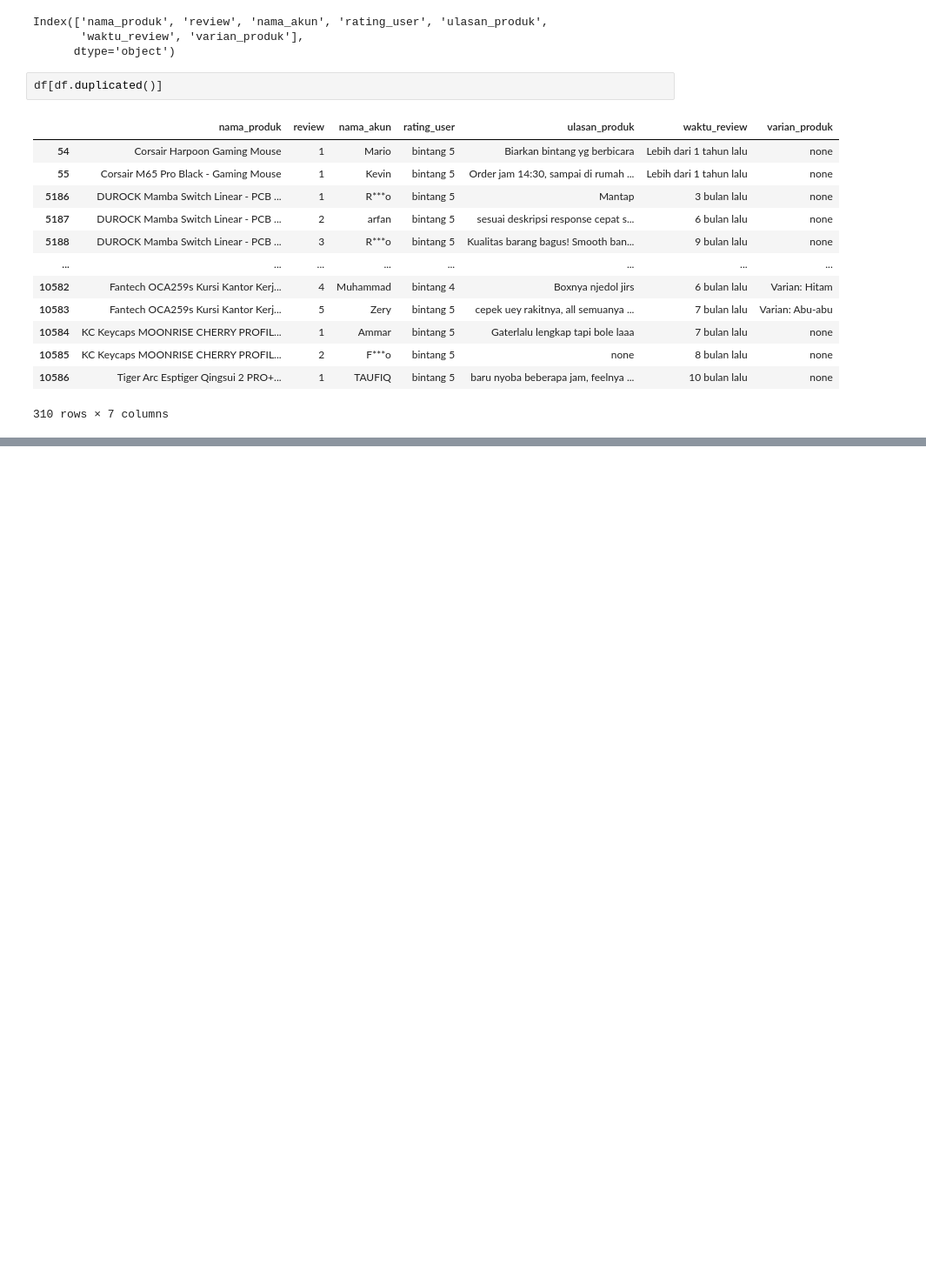
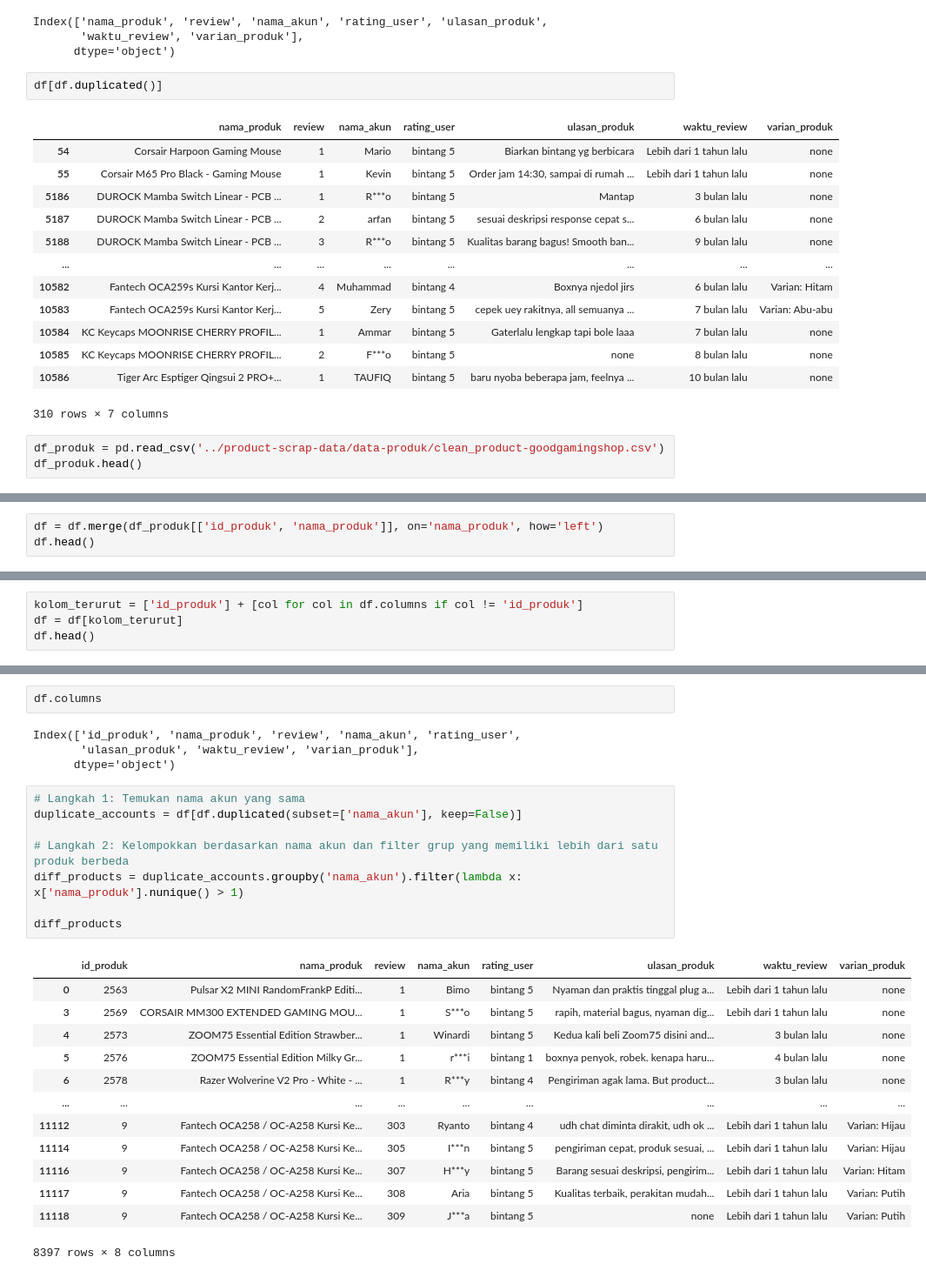
Before and after one commit to picessakresna/GoodGamingShop-Recommendation-Website, a Jupyter notebook: final-project/product-scrap-data/cleandata-review.ipynb, the cells around one changed output, grey strips where cells are left out. Shown: that part at 87% size. Saved outputs shown, nothing was run; the diff lists cells and outputs as text; blank space fills up the shorter version.

```diff
--- a/final-project/product-scrap-data/cleandata-review.ipynb
+++ b/final-project/product-scrap-data/cleandata-review.ipynb
@@ -63,3 +63,6 @@ df[df.duplicated()]
 | 10585 | KC Keycaps MOONRISE CHERRY PROFIL... | 2 | F***o | bintang 5 | none | 8 bulan lalu | none |
 | 10586 | Tiger Arc Esptiger Qingsui 2 PRO+... | 1 | TAUFIQ | bintang 5 | baru nyoba beberapa jam, feelnya ... | 10 bulan lalu | none |
 310 rows × 7 columns
+# %%
+df_produk = pd.read_csv('../product-scrap-data/data-produk/clean_product-goodgamingshop.csv')
+df_produk.head()
@@ -65,0 +76,3 @@ df[df.duplicated()]
+# %%
+df = df.merge(df_produk[['id_produk', 'nama_produk']], on='nama_produk', how='left')
+df.head()
@@ -65,0 +86,4 @@ df[df.duplicated()]
+# %%
+kolom_terurut = ['id_produk'] + [col for col in df.columns if col != 'id_produk']
+df = df[kolom_terurut]
+df.head()
@@ -65,0 +97,28 @@ df[df.duplicated()]
+# %%
+df.columns
+# %% [output]
+Index(['id_produk', 'nama_produk', 'review', 'nama_akun', 'rating_user',
+       'ulasan_produk', 'waktu_review', 'varian_produk'],
+      dtype='object')
+# %%
+# Langkah 1: Temukan nama akun yang sama
+duplicate_accounts = df[df.duplicated(subset=['nama_akun'], keep=False)]
+
+# Langkah 2: Kelompokkan berdasarkan nama akun dan filter grup yang memiliki lebih dari satu produk berbeda
+diff_products = duplicate_accounts.groupby('nama_akun').filter(lambda x: x['nama_produk'].nunique() > 1)
+
+diff_products
+# %% [output]
+|  | id_produk | nama_produk | review | nama_akun | rating_user | ulasan_produk | waktu_review | varian_produk |
+| 0 | 2563 | Pulsar X2 MINI RandomFrankP Editi... | 1 | Bimo | bintang 5 | Nyaman dan praktis tinggal plug a... | Lebih dari 1 tahun lalu | none |
+| 3 | 2569 | CORSAIR MM300 EXTENDED GAMING MOU... | 1 | S***o | bintang 5 | rapih, material bagus, nyaman dig... | Lebih dari 1 tahun lalu | none |
+| 4 | 2573 | ZOOM75 Essential Edition Strawber... | 1 | Winardi | bintang 5 | Kedua kali beli Zoom75 disini and... | 3 bulan lalu | none |
+| 5 | 2576 | ZOOM75 Essential Edition Milky Gr... | 1 | r***i | bintang 1 | boxnya penyok, robek. kenapa haru... | 4 bulan lalu | none |
+| 6 | 2578 | Razer Wolverine V2 Pro - White - ... | 1 | R***y | bintang 4 | Pengiriman agak lama. But product... | 3 bulan lalu | none |
+| ... | ... | ... | ... | ... | ... | ... | ... | ... |
+| 11112 | 9 | Fantech OCA258 / OC-A258 Kursi Ke... | 303 | Ryanto | bintang 4 | udh chat diminta dirakit, udh ok ... | Lebih dari 1 tahun lalu | Varian: Hijau |
+| 11114 | 9 | Fantech OCA258 / OC-A258 Kursi Ke... | 305 | I***n | bintang 5 | pengiriman cepat, produk sesuai, ... | Lebih dari 1 tahun lalu | Varian: Hijau |
+| 11116 | 9 | Fantech OCA258 / OC-A258 Kursi Ke... | 307 | H***y | bintang 5 | Barang sesuai deskripsi, pengirim... | Lebih dari 1 tahun lalu | Varian: Hitam |
+| 11117 | 9 | Fantech OCA258 / OC-A258 Kursi Ke... | 308 | Aria | bintang 5 | Kualitas terbaik, perakitan mudah... | Lebih dari 1 tahun lalu | Varian: Putih |
+| 11118 | 9 | Fantech OCA258 / OC-A258 Kursi Ke... | 309 | J***a | bintang 5 | none | Lebih dari 1 tahun lalu | Varian: Putih |
+8397 rows × 8 columns
```
Also changed, not shown: parts of 3 cells of this notebook.
